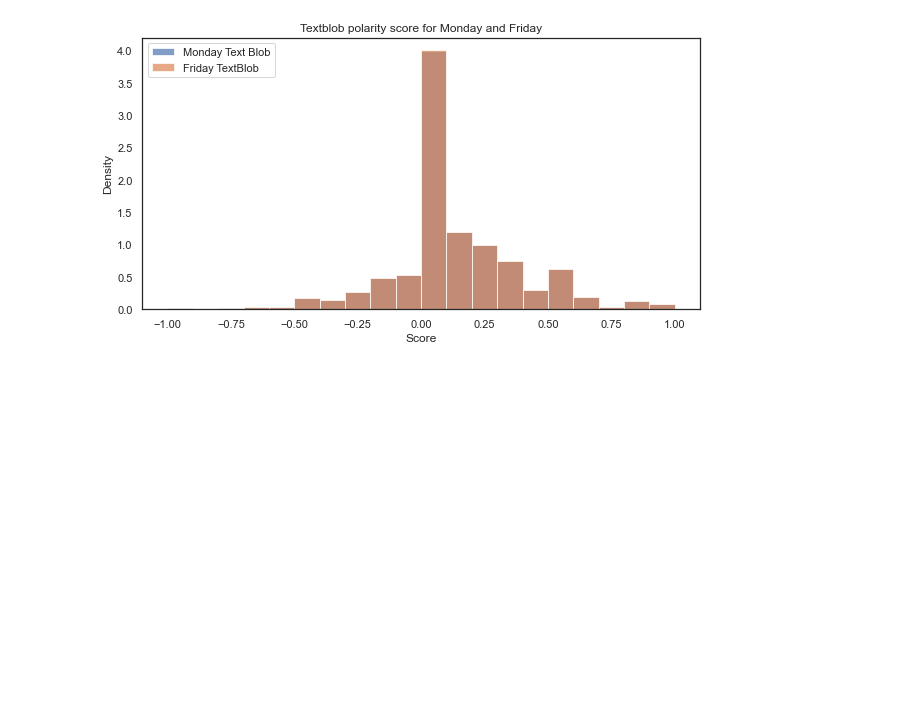
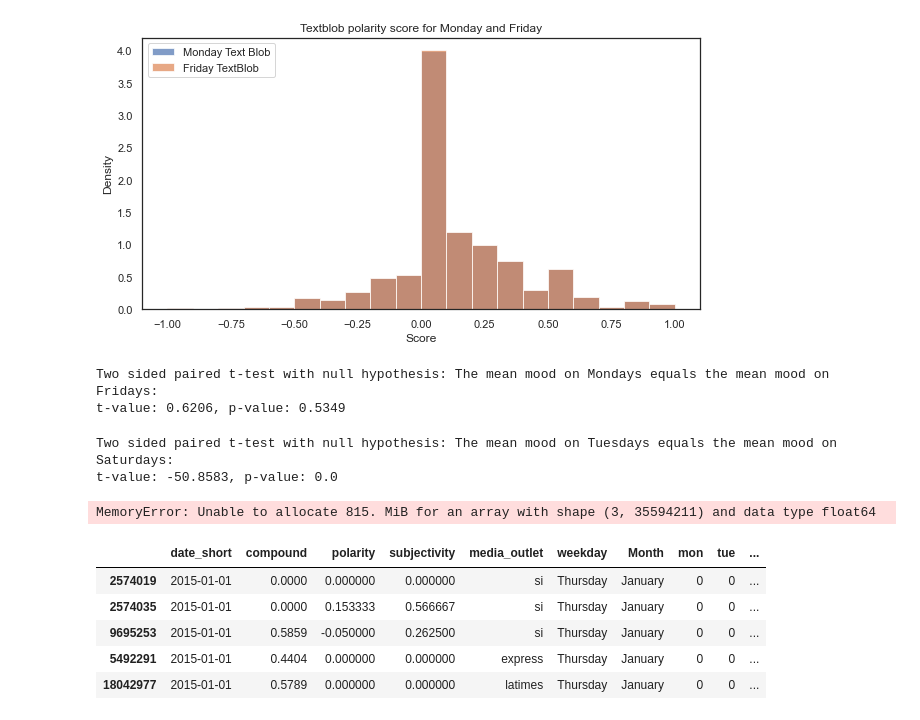
Before and after one commit to epfl-ada/ada-2021-project-gutta-boys, a Jupyter notebook: benjamin.ipynb, the cells around one changed output. Saved outputs shown, nothing was run; the diff lists cells and outputs as text; code cells hidden in the pictures; blank space fills up the shorter version.

```diff
--- a/benjamin.ipynb
+++ b/benjamin.ipynb
@@ -177,6 +236,9 @@ plt.show()
 # %% [output]
 [figure]
 # %%
-t, p = stats.ttest_ind(mon['compound'], fri['compound'], equal_var=False)
+t, p = stats.ttest_ind(mon['compound'], fri['compound'], equal_var=True)
 print("Two sided paired t-test with null hypothesis: The mean mood on Mondays equals the mean mood on Fridays:")
 print(f"t-value: {round(t,4)}, p-value: {round(p,4)}")
+# %% [output]
+Two sided paired t-test with null hypothesis: The mean mood on Mondays equals the mean mood on Fridays:
+t-value: 0.6206, p-value: 0.5349
@@ -186,0 +245,21 @@ results = smf.ols('compund ~ C(weekday) + C(Month) +C(media_outlet) + ', data =
+# %%
+t, p = stats.ttest_ind(tue['compound'], sat['compound'], equal_var=True)
+print("Two sided paired t-test with null hypothesis: The mean mood on Tuesdays equals the mean mood on Saturdays:")
+print(f"t-value: {round(t,4)}, p-value: {round(p,4)}")
+# %% [output]
+Two sided paired t-test with null hypothesis: The mean mood on Tuesdays equals the mean mood on Saturdays:
+t-value: -50.8583, p-value: 0.0
+# %%
+df_media = df.dropna()
+# %% [output]
+MemoryError: Unable to allocate 815. MiB for an array with shape (3, 35594211) and data type float64
+# %%
+df_media['year'] = df_media['date_short'].apply(lambda x: int(x[0:4])-2014)
+df_media.head()
+# %% [output]
+|  | date_short | compound | polarity | subjectivity | media_outlet | weekday | Month | mon | tue | ... |
+| 2574019 | 2015-01-01 | 0.0000 | 0.000000 | 0.000000 | si | Thursday | January | 0 | 0 | ... |
+| 2574035 | 2015-01-01 | 0.0000 | 0.153333 | 0.566667 | si | Thursday | January | 0 | 0 | ... |
+| 9695253 | 2015-01-01 | 0.5859 | -0.050000 | 0.262500 | si | Thursday | January | 0 | 0 | ... |
+| 5492291 | 2015-01-01 | 0.4404 | 0.000000 | 0.000000 | express | Thursday | January | 0 | 0 | ... |
+| 18042977 | 2015-01-01 | 0.5789 | 0.000000 | 0.000000 | latimes | Thursday | January | 0 | 0 | ... |
```
Also changed, not shown: parts of 15 cells of this notebook, 3 other files.
